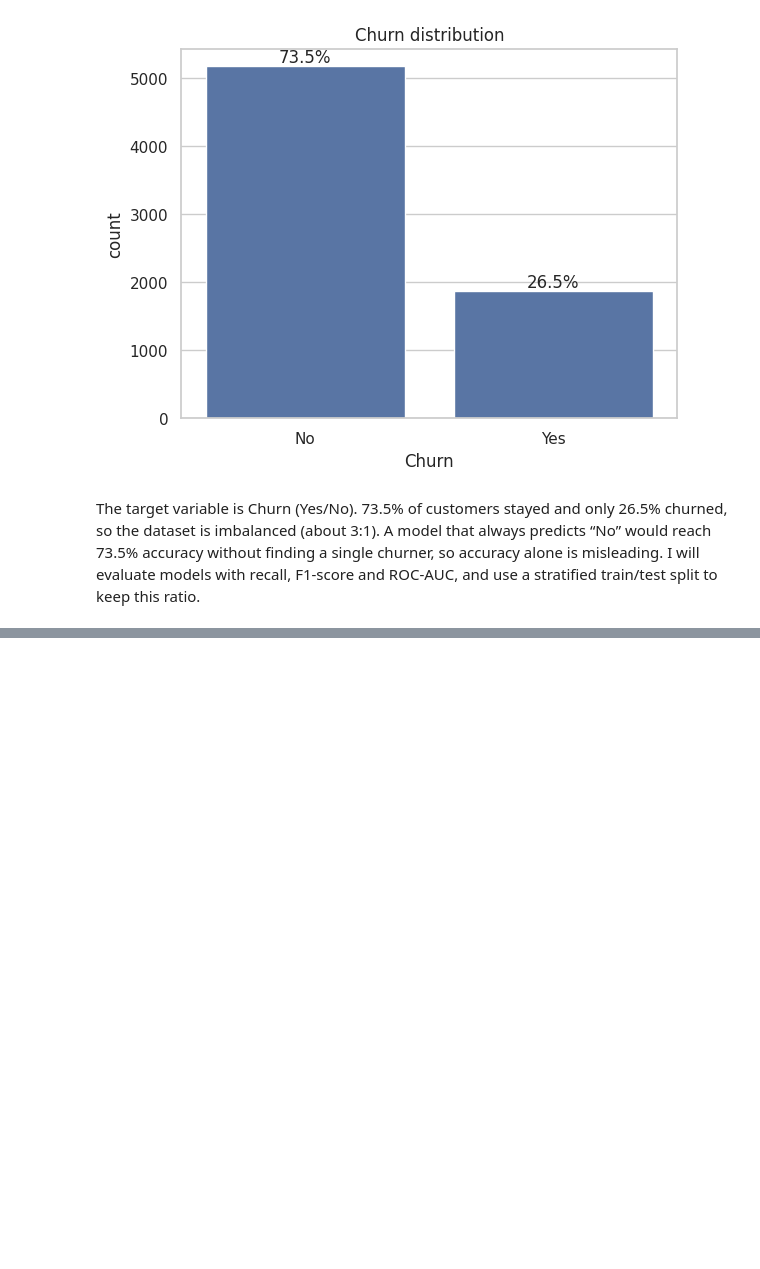
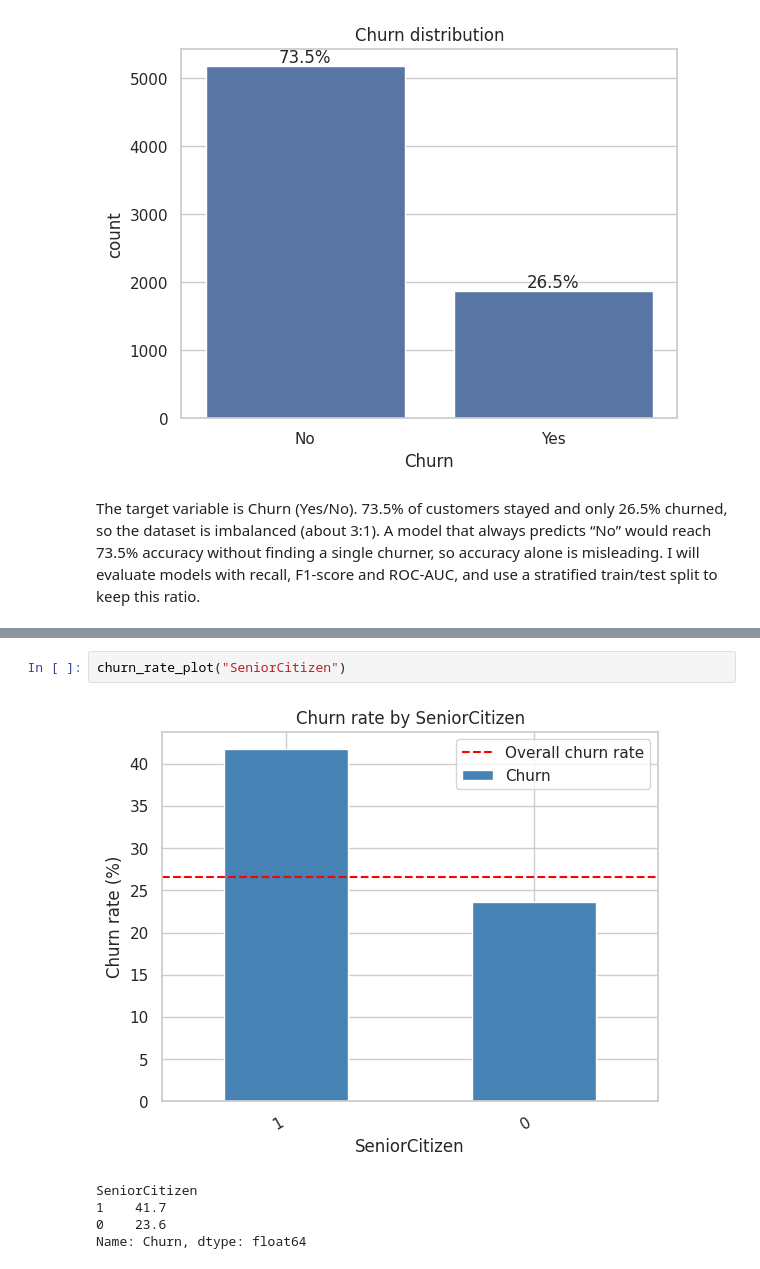
Before and after one commit to senanayakenithikas-ux/cm2604-churn-prediction, a Jupyter notebook: 01_eda.ipynb, the cells around one changed output, grey strips where cells are left out. Drawn from its saved outputs; the diff is of its cells as text; blank space fills up the shorter version.

```diff
--- a/01_eda.ipynb
+++ b/01_eda.ipynb
@@ -100,0 +155,8 @@ The target variable is Churn (Yes/No). 73.5% of customers stayed and only 26.5%
+# %%
+churn_rate_plot("SeniorCitizen")
+# %% [output]
+[figure, added]
+SeniorCitizen
+1    41.7
+0    23.6
+Name: Churn, dtype: float64
```
Also changed, not shown: parts of 11 cells of this notebook.
